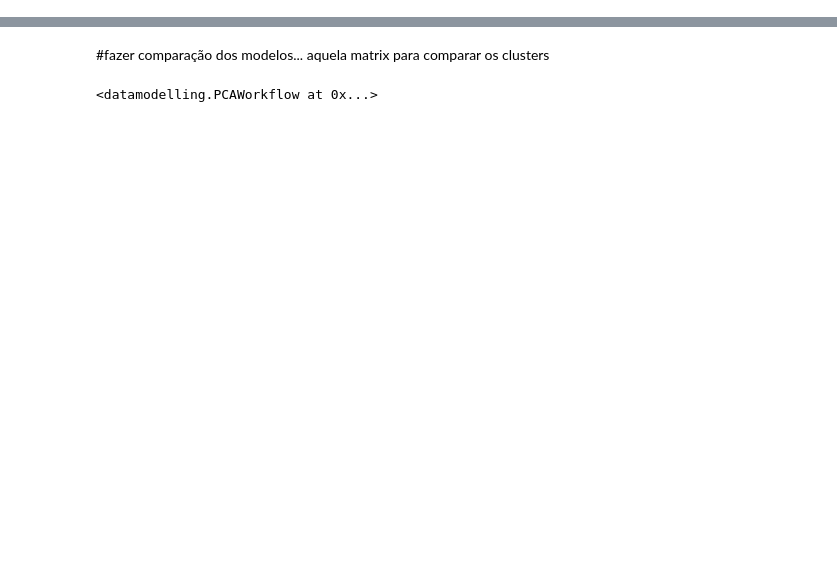
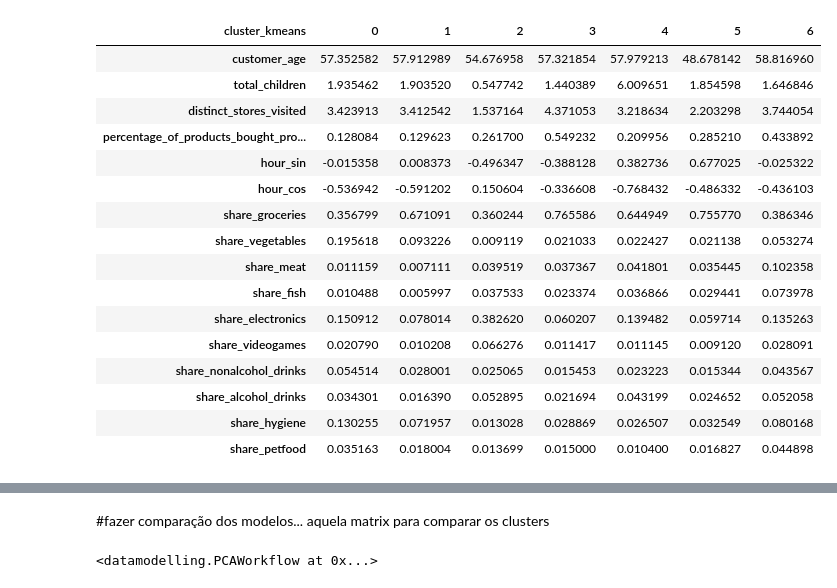
Before and after one commit to tiago2806/ml_project, a Jupyter notebook: notebooks/03_modelling.ipynb, the cells around one changed output, grey strips where cells are left out. Cells and saved outputs as stored; diff of their text form; code cells hidden in the pictures; blank space fills up the shorter version.

```diff
--- a/notebooks/03_modelling.ipynb
+++ b/notebooks/03_modelling.ipynb
@@ -130,4 +148,26 @@ cluster_kmeans
 Name: count, dtype: int64
+# %%
+X['cluster_kmeans'] = dataset['cluster_kmeans']
+# %%
+X.groupby("cluster_kmeans").mean().T
+# %% [output]
+| cluster_kmeans | 0 | 1 | 2 | 3 | 4 | 5 | 6 |
+| customer_age | 57.352582 | 57.912989 | 54.676958 | 57.321854 | 57.979213 | 48.678142 | 58.816960 |
+| total_children | 1.935462 | 1.903520 | 0.547742 | 1.440389 | 6.009651 | 1.854598 | 1.646846 |
+| distinct_stores_visited | 3.423913 | 3.412542 | 1.537164 | 4.371053 | 3.218634 | 2.203298 | 3.744054 |
+| percentage_of_products_bought_pro... | 0.128084 | 0.129623 | 0.261700 | 0.549232 | 0.209956 | 0.285210 | 0.433892 |
+| hour_sin | -0.015358 | 0.008373 | -0.496347 | -0.388128 | 0.382736 | 0.677025 | -0.025322 |
+| hour_cos | -0.536942 | -0.591202 | 0.150604 | -0.336608 | -0.768432 | -0.486332 | -0.436103 |
+| share_groceries | 0.356799 | 0.671091 | 0.360244 | 0.765586 | 0.644949 | 0.755770 | 0.386346 |
+| share_vegetables | 0.195618 | 0.093226 | 0.009119 | 0.021033 | 0.022427 | 0.021138 | 0.053274 |
+| share_meat | 0.011159 | 0.007111 | 0.039519 | 0.037367 | 0.041801 | 0.035445 | 0.102358 |
+| share_fish | 0.010488 | 0.005997 | 0.037533 | 0.023374 | 0.036866 | 0.029441 | 0.073978 |
+| share_electronics | 0.150912 | 0.078014 | 0.382620 | 0.060207 | 0.139482 | 0.059714 | 0.135263 |
+| share_videogames | 0.020790 | 0.010208 | 0.066276 | 0.011417 | 0.011145 | 0.009120 | 0.028091 |
+| share_nonalcohol_drinks | 0.054514 | 0.028001 | 0.025065 | 0.015453 | 0.023223 | 0.015344 | 0.043567 |
+| share_alcohol_drinks | 0.034301 | 0.016390 | 0.052895 | 0.021694 | 0.043199 | 0.024652 | 0.052058 |
+| share_hygiene | 0.130255 | 0.071957 | 0.013028 | 0.028869 | 0.026507 | 0.032549 | 0.080168 |
+| share_petfood | 0.035163 | 0.018004 | 0.013699 | 0.015000 | 0.010400 | 0.016827 | 0.044898 |
 # %%
 experimental_hierarchical = AgglomerativeClustering(
     n_clusters=4,
```
Also changed, not shown: parts of 16 cells of this notebook, 4 other files.
